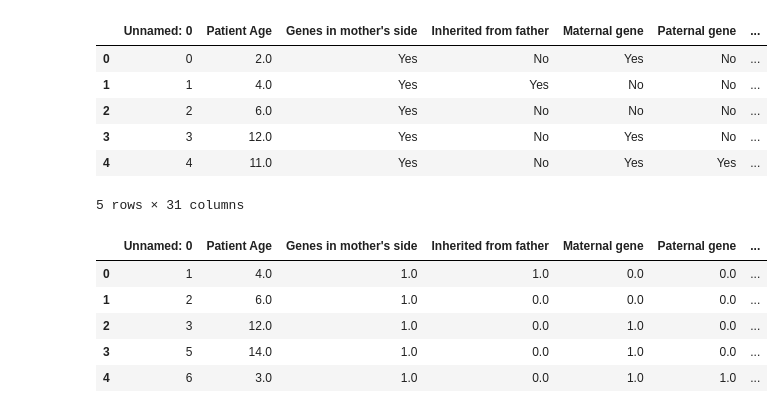
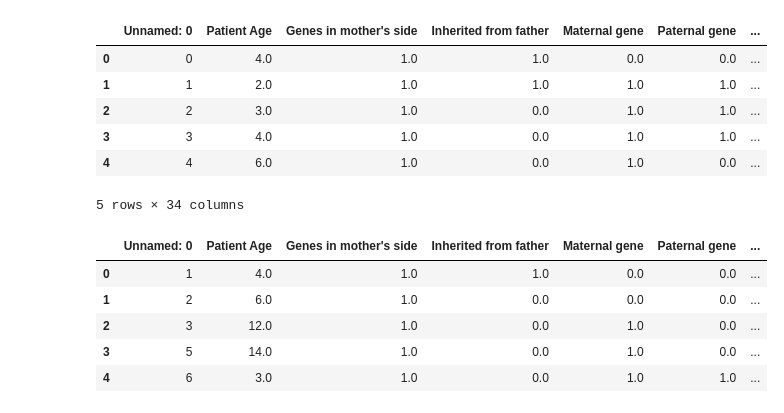
Before and after one commit to DavidHuang0621/Genomes-GeneticDisorders, a Jupyter notebook: models.ipynb, the cells around one changed output. Saved outputs shown, nothing was run; the diff lists cells and outputs as text; code cells hidden in the pictures.

```diff
--- a/models.ipynb
+++ b/models.ipynb
@@ -7,16 +7,18 @@ from sklearn.model_selection import train_test_split
 # %%
 #df = pd.read_csv("train_processed.csv")
 df2 = pd.read_csv("train_processed_encoded_balanced.csv")
+balanced_x = pd.read_csv("x_resampled.csv")
+balanced_y = pd.read_csv("y_resampled.csv")
 # %%
-df.head()
+balanced_x.head()
 # %% [output]
 |  | Unnamed: 0 | Patient Age | Genes in mother's side | Inherited from father | Maternal gene | Paternal gene | ... |
-| 0 | 0 | 2.0 | Yes | No | Yes | No | ... |
-| 1 | 1 | 4.0 | Yes | Yes | No | No | ... |
-| 2 | 2 | 6.0 | Yes | No | No | No | ... |
-| 3 | 3 | 12.0 | Yes | No | Yes | No | ... |
-| 4 | 4 | 11.0 | Yes | No | Yes | Yes | ... |
+| 0 | 0 | 4.0 | 1.0 | 1.0 | 0.0 | 0.0 | ... |
+| 1 | 1 | 2.0 | 1.0 | 1.0 | 1.0 | 1.0 | ... |
+| 2 | 2 | 3.0 | 1.0 | 0.0 | 1.0 | 1.0 | ... |
+| 3 | 3 | 4.0 | 1.0 | 0.0 | 1.0 | 1.0 | ... |
+| 4 | 4 | 6.0 | 1.0 | 0.0 | 1.0 | 0.0 | ... |
-5 rows × 31 columns
+5 rows × 34 columns
 # %%
 df2.head()
 # %% [output]
```
Also changed, not shown: parts of 24 cells of this notebook, 1 other file.
